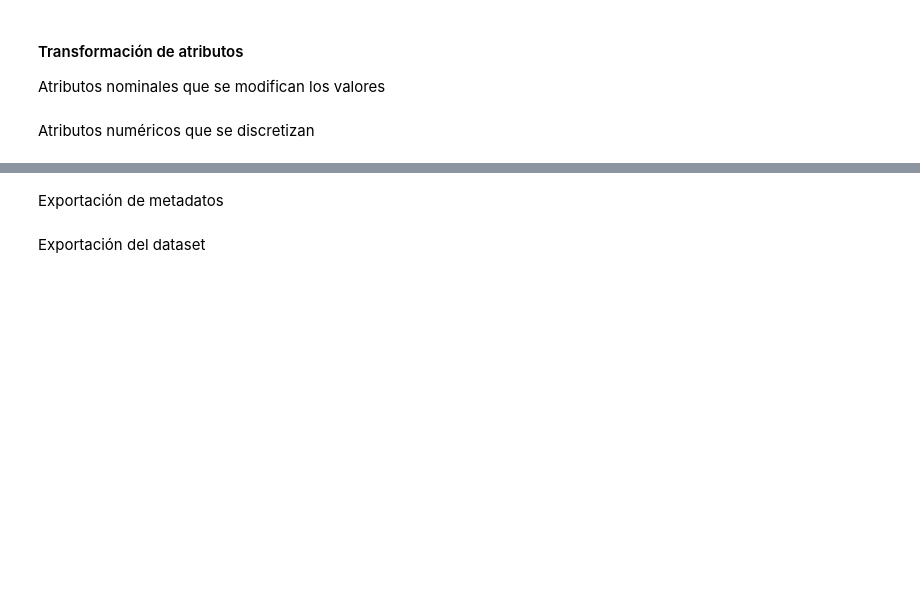
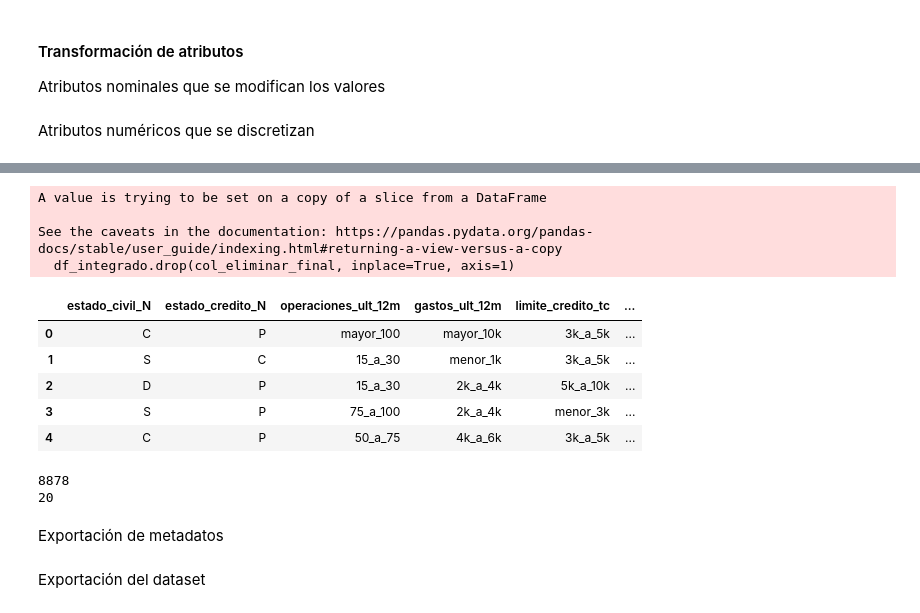
Before and after one commit to pauladomski8/13MBID-OCT2324, a Jupyter notebook: notebooks/preparacion_datos/PD01-Transformaciones.ipynb, the cells around one changed output, grey strips where cells are left out. Drawn from its saved outputs; the diff is of its cells as text; code cells hidden in the pictures; blank space fills up the shorter version.

```diff
--- a/notebooks/preparacion_datos/PD01-Transformaciones.ipynb
+++ b/notebooks/preparacion_datos/PD01-Transformaciones.ipynb
@@ -112,0 +192,3 @@ Filas después del filtro: 10108
+# %%
+df_integrado.drop('regla_pct_ingresos', inplace=True, axis=1)
+df_integrado.drop('regla_duracion_ingresos', inplace=True, axis=1)
@@ -113,7 +204,2 @@ Filas después del filtro: 10108
 # %% [markdown]
 Integración de datos
-# %%
-df_integrado = pd.merge(temp_c, df_tarjetas, on='id_cliente', how='inner')
-coincidencias = df_integrado.shape[0]
-
-print(f"Filas del dataset integrado con los filtros realizados: {coincidencias}")
@@ -136,14 +226,13 @@ estado_civil_N = df_integrado.loc[:, ('estado_civil')].map(cambios_estado_civil)
 
 # Columna: estado_credito
 cambios_estado_credito = {
-    0: 'C',
-    1 : 'P',
+    0: 'P',
+    1 : 'C',
 }
 
 estado_credito_N = df_integrado.loc[:, ('estado_credito')].map(cambios_estado_credito).rename('estado_credito_N')
 
-df_final = pd.concat([estado_civil_N, estado_credito_N, df_integrado], axis=1)
-df_final.head()
+
 
 # Sobre este resultado será necesario eliminar las columnas auxiliares
 # %% [markdown]
@@ -153,7 +252,7 @@ df_integrado['operaciones_ult_12m'].describe()
 # %%
 # Antiguedad del empleado
 
-etiquetas_a_e = ['menor_10', '5_a_10', 'mayor_10']
+etiquetas_a_e = ['menor_5', '5_a_10', 'mayor_10']
 rangos_a_e = [0, 4, 10, 50]
 valor_para_nan = 'NA'
 antiguedad_empleados_N = pd.cut(df_integrado['antiguedad_empleado'],
@@ -247,22 +363,40 @@ df_integrado.columns
 # %%
 col_eliminar_final = [
               'edad',
               'antiguedad_empleado',
               'antiguedad_cliente',
+              'estado_civil',
+              'estado_credito',
               'ingresos',
               'pct_ingreso',
               'tasa_interes',
-              'regla_pct_ingresos',
               'gastos_ult_12m',
               'limite_credito_tc',
               'operaciones_ult_12m',
               'id_cliente']
 
 df_integrado.drop(col_eliminar_final, inplace=True, axis=1)
 
 
-df_final = pd.concat([operaciones_ult_12m_N, gastos_ult_12m_N, limite_credito_tc_N, antiguedad_cliente_N, tasa_interes_N, ingresos_N, pct_ingreso_N, antiguedad_empleados_N, edad_N, df_integrado], axis=1)
+df_final = pd.concat([estado_civil_N, estado_credito_N, operaciones_ult_12m_N, gastos_ult_12m_N, limite_credito_tc_N, antiguedad_cliente_N, tasa_interes_N, ingresos_N, pct_ingreso_N, antiguedad_empleados_N, edad_N, df_integrado], axis=1)
 df_final.head(5)
+# %% [output]
+A value is trying to be set on a copy of a slice from a DataFrame
+
+See the caveats in the documentation: https://pandas.pydata.org/pandas-docs/stable/user_guide/indexing.html#returning-a-view-versus-a-copy
+  df_integrado.drop(col_eliminar_final, inplace=True, axis=1)
+|  | estado_civil_N | estado_credito_N | operaciones_ult_12m | gastos_ult_12m | limite_credito_tc | ... |
+| 0 | C | P | mayor_100 | mayor_10k | 3k_a_5k | ... |
+| 1 | S | C | 15_a_30 | menor_1k | 3k_a_5k | ... |
+| 2 | D | P | 15_a_30 | 2k_a_4k | 5k_a_10k | ... |
+| 3 | S | P | 75_a_100 | 2k_a_4k | menor_3k | ... |
+| 4 | C | P | 50_a_75 | 4k_a_6k | 3k_a_5k | ... |
+# %%
+print(df_final.shape[0])
+print(df_final.shape[1])
+# %% [output]
+8878
+20
 # %% [markdown]
 Exportación de metadatos
 # %%
```
Also changed, not shown: parts of 15 cells of this notebook, 2 other files.
